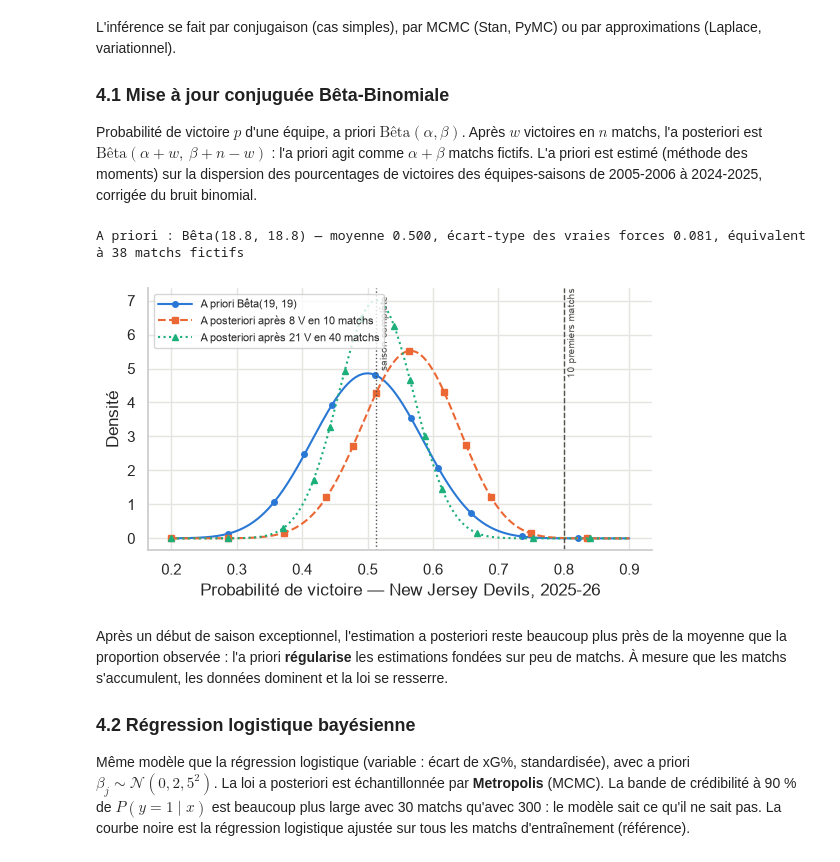
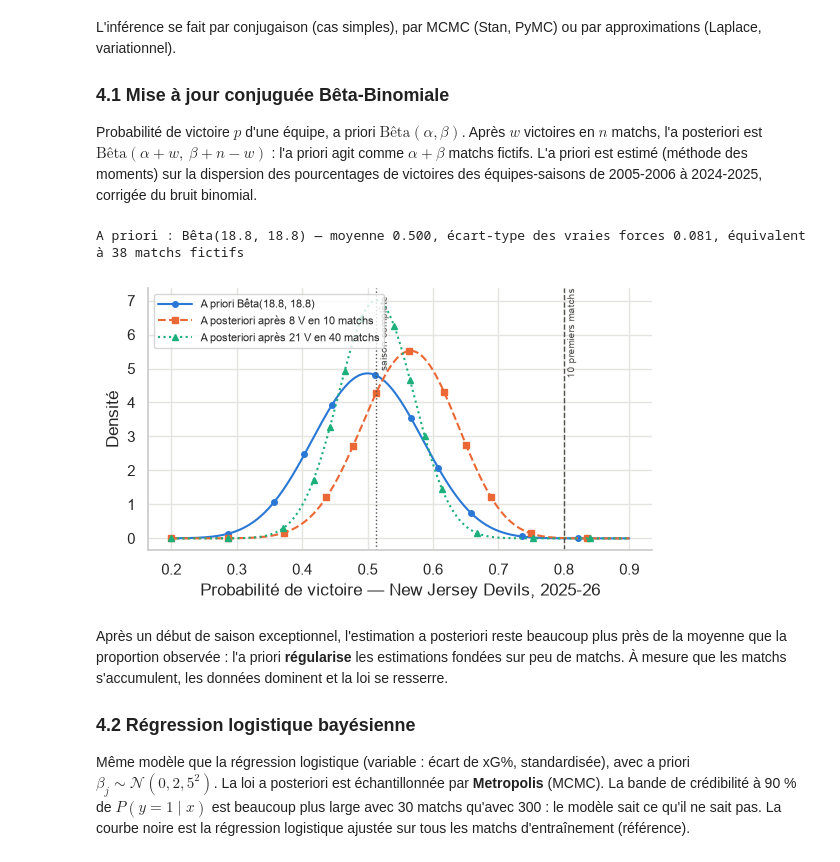
Before and after one commit to a3jeu/nhl-probabilistic-forecasting, a Jupyter notebook: notebooks/02_methodes/modeles/01_methodes_statistiques.ipynb, the cells around one changed output. Drawn from its saved outputs; the diff is of its cells as text; code cells hidden in the pictures.

```diff
--- a/notebooks/02_methodes/modeles/01_methodes_statistiques.ipynb
+++ b/notebooks/02_methodes/modeles/01_methodes_statistiques.ipynb
@@ -724,35 +724,35 @@ s25 = eqs[eqs.saison == 2025]
 debut = s25[s25.rang <= 10].groupby("teamId")["victoire"].sum()
 EQ = int(debut.idxmax())
 v = s25[s25.teamId == EQ].set_index("rang")["victoire"]
 w10, w40, final = int(v.loc[:10].sum()), int(v.loc[:40].sum()), v.mean()
 
 p = np.linspace(0.2, 0.9, 500)
 fig, ax = plt.subplots(figsize=(6.5, 3.4))
 for nom, a, b in [
-    (f"A priori Bêta({A0:.0f}, {B0:.0f})", A0, B0),
+    (f"A priori Bêta({A0:.1f}, {B0:.1f})", A0, B0),
     (f"A posteriori après {w10} V en 10 matchs", A0 + w10, B0 + 10 - w10),
     (f"A posteriori après {w40} V en 40 matchs", A0 + w40, B0 + 40 - w40),
 ]:
     ax.plot(p, stats.beta.pdf(p, a, b), markevery=0.1, label=nom)
 for val, lab, ls in [(w10 / 10, "10 premiers matchs", "--"), (final, "saison complète", ":")]:
     ax.axvline(val, color=ENCRE_2, lw=1, ls=ls)
     ax.text(
         val + 0.005,
         ax.get_ylim()[1] * 0.82,
         lab,
         fontsize=7,
         color=ENCRE_2,
         rotation=90,
         va="center",
     )
 ax.set_xlabel(f"Probabilité de victoire — {NOMS[EQ]}, {libelle(2025)}")
 ax.set_ylabel("Densité")
 ax.legend(fontsize=8, loc="upper left")
 sauver(fig, "methodes_bayes_beta")
 plt.show()
 # %% [output]
 A priori : Bêta(18.8, 18.8) — moyenne 0.500, écart-type des vraies forces 0.081, équivalent à 38 matchs fictifs
-[figure, old version]
+[figure, new version]
 # %% [markdown]
 Après un début de saison exceptionnel, l'estimation a posteriori reste beaucoup plus près de la
 moyenne que la proportion observée : l'a priori **régularise** les estimations fondées sur peu
```
Also changed, not shown: 3 other files.
